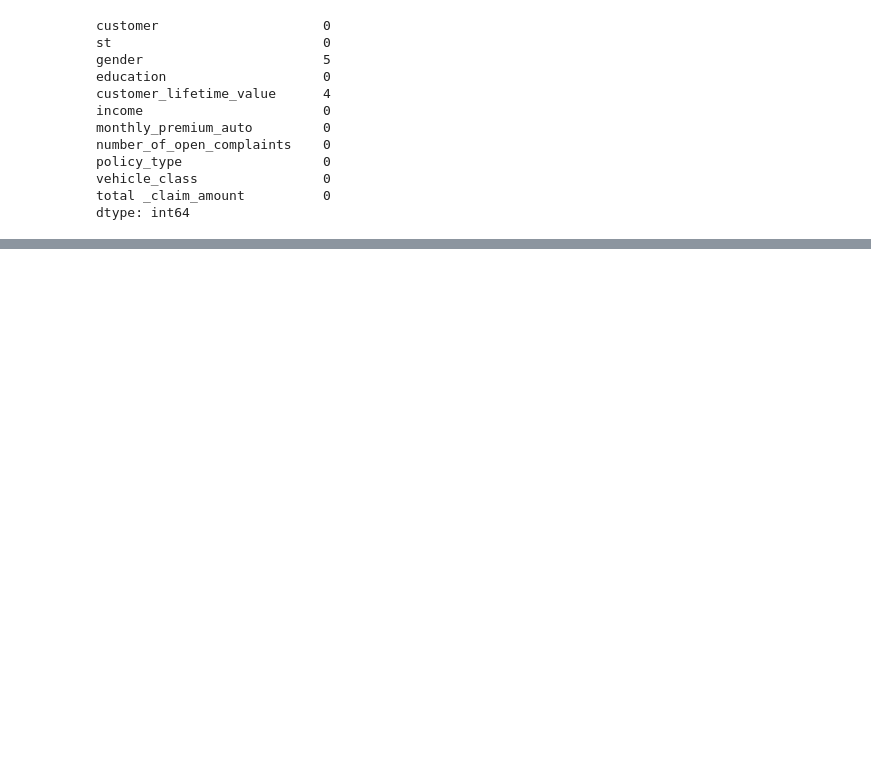
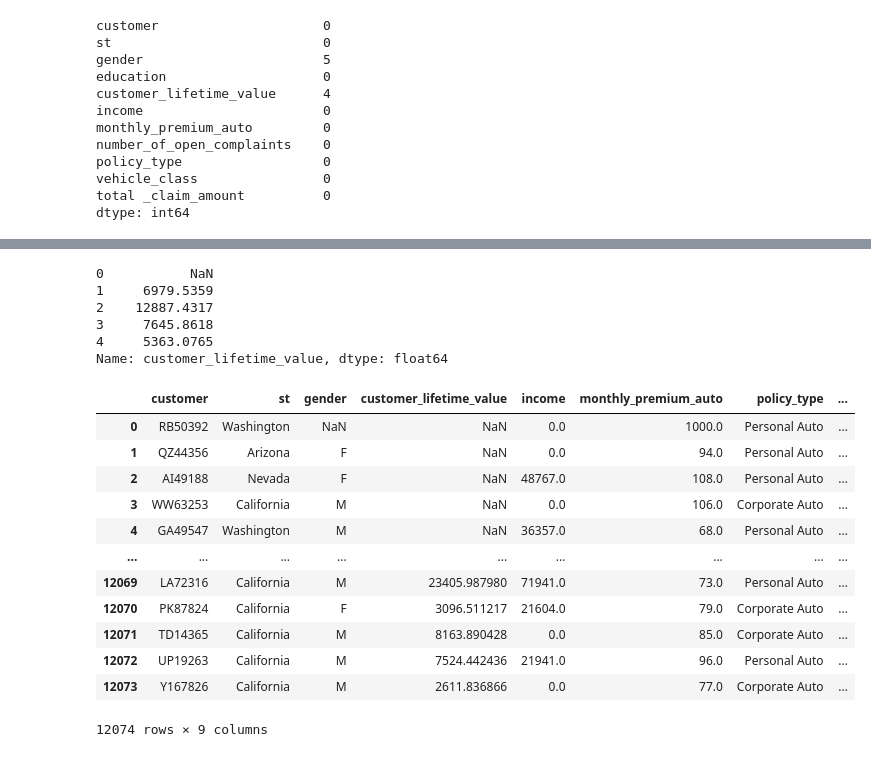
Before and after one commit to EulaliaOrtiz/lab-customer-analysis-round-1, a Jupyter notebook: files_for_lab/csv_files/Soluciones Eulalia Ortiz.ipynb, the cells around one changed output, grey strips where cells are left out. Cells and saved outputs as stored; diff of their text form; code cells hidden in the pictures; blank space fills up the shorter version.

```diff
--- a/files_for_lab/csv_files/Soluciones Eulalia Ortiz.ipynb
+++ b/files_for_lab/csv_files/Soluciones Eulalia Ortiz.ipynb
@@ -445,0 +502,3 @@ dataconc.shape
+# %%
+dataconc1 = dataconc.drop(['education','number_of_open_complaints'], axis=1)
+dataconc1.head()
@@ -445,0 +515,27 @@ dataconc.shape
+# %%
+dataconc2 = dataconc1['customer_lifetime_value'].str.rstrip('%').astype('float64') / 100.0 #Dimitri solution, did not figure out how to bring this column back into the dataframe
+dataconc2.head()
+# %% [output]
+0           NaN
+1     6979.5359
+2    12887.4317
+3     7645.8618
+4     5363.0765
+Name: customer_lifetime_value, dtype: float64
+# %%
+dataconc1['customer_lifetime_value'] =  pd.to_numeric(dataconc1['customer_lifetime_value'], errors='coerce') #me da que los valores con % no están disponibles, porque no he corregido la columna
+display(dataconc1)
+# %% [output]
+|  | customer | st | gender | customer_lifetime_value | income | monthly_premium_auto | policy_type | ... |
+| 0 | RB50392 | Washington | NaN | NaN | 0.0 | 1000.0 | Personal Auto | ... |
+| 1 | QZ44356 | Arizona | F | NaN | 0.0 | 94.0 | Personal Auto | ... |
+| 2 | AI49188 | Nevada | F | NaN | 48767.0 | 108.0 | Personal Auto | ... |
+| 3 | WW63253 | California | M | NaN | 0.0 | 106.0 | Corporate Auto | ... |
+| 4 | GA49547 | Washington | M | NaN | 36357.0 | 68.0 | Personal Auto | ... |
+| ... | ... | ... | ... | ... | ... | ... | ... | ... |
+| 12069 | LA72316 | California | M | 23405.987980 | 71941.0 | 73.0 | Personal Auto | ... |
+| 12070 | PK87824 | California | F | 3096.511217 | 21604.0 | 79.0 | Corporate Auto | ... |
+| 12071 | TD14365 | California | M | 8163.890428 | 0.0 | 85.0 | Corporate Auto | ... |
+| 12072 | UP19263 | California | M | 7524.442436 | 21941.0 | 96.0 | Personal Auto | ... |
+| 12073 | Y167826 | California | M | 2611.836866 | 0.0 | 77.0 | Corporate Auto | ... |
+12074 rows × 9 columns
```
Also changed, not shown: parts of 31 cells of this notebook.
